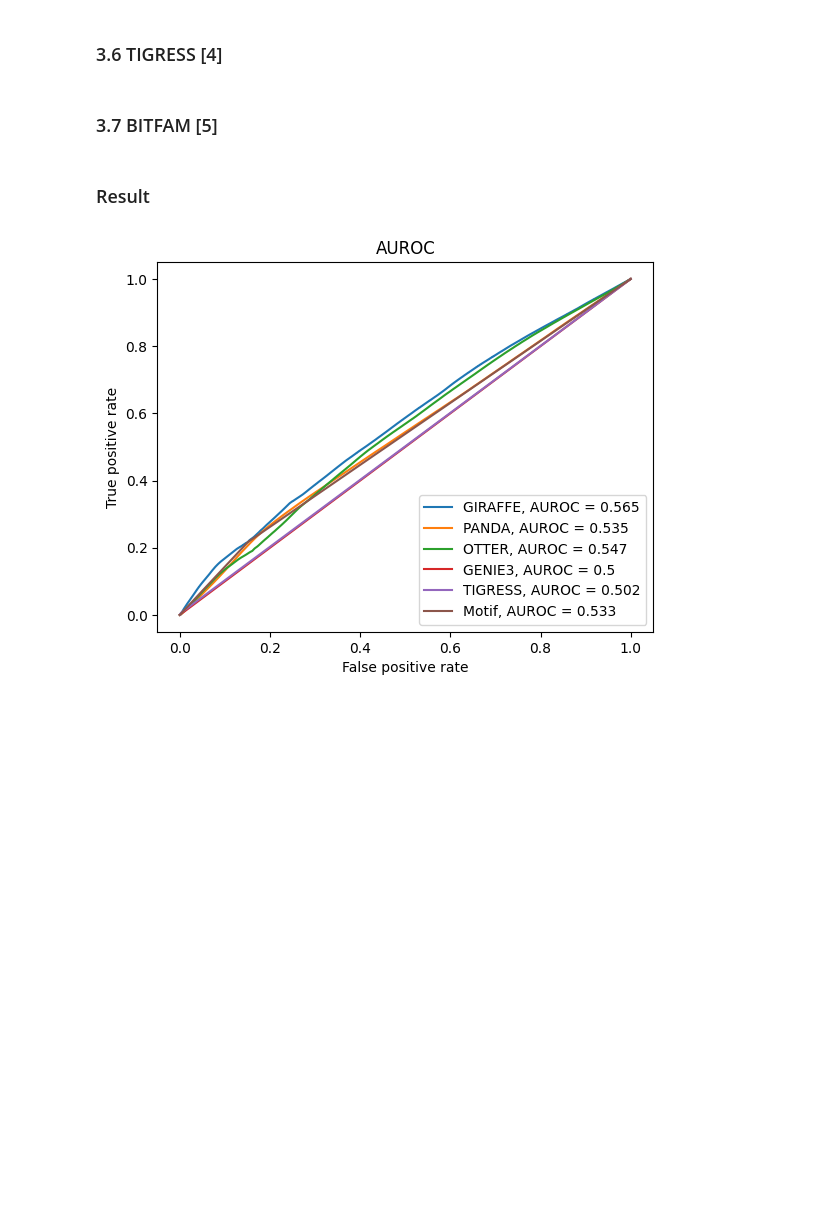
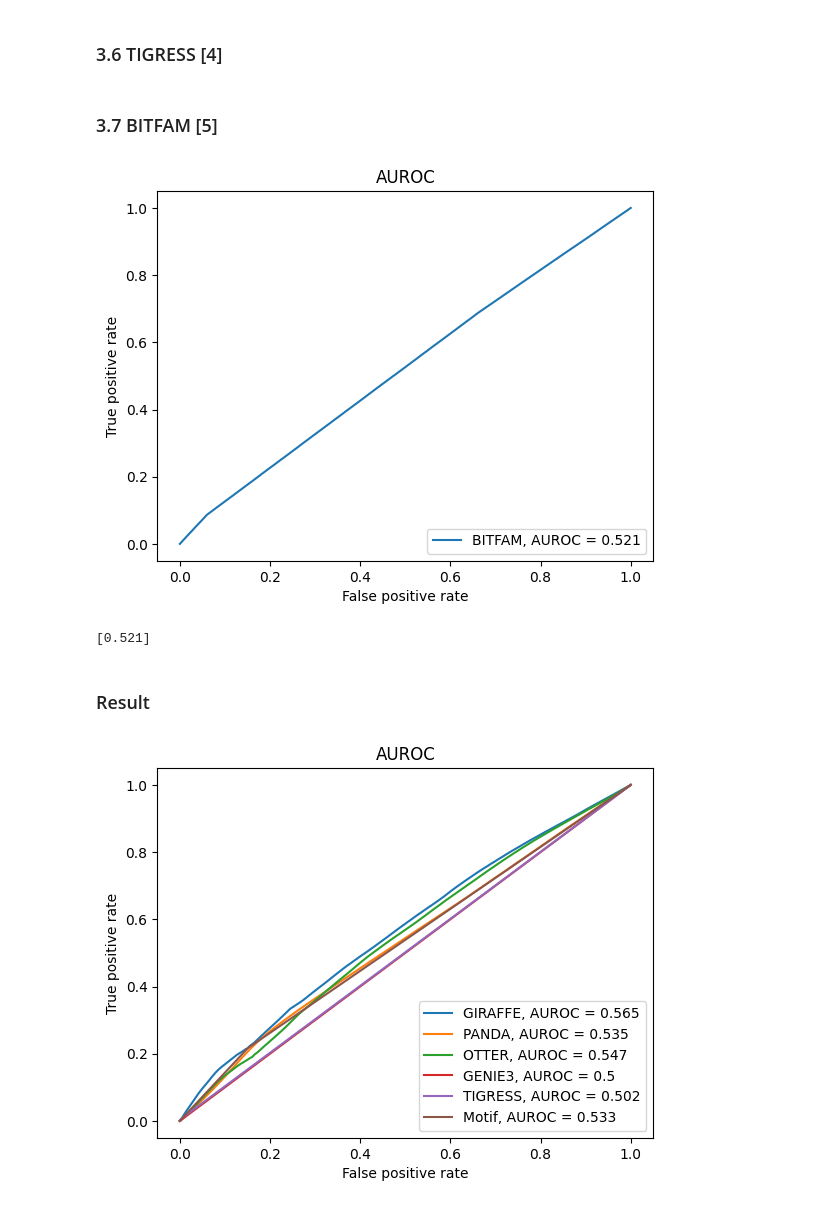
Before and after one commit to soelmicheletti/giraffe, a Jupyter notebook: notebooks/Kidney.ipynb, the cells around one changed output. Cells and saved outputs as stored; diff of their text form; code cells hidden in the pictures; blank space fills up the shorter version.

```diff
--- a/notebooks/Kidney.ipynb
+++ b/notebooks/Kidney.ipynb
@@ -143,6 +143,11 @@ for tf in a.index:
         if a.at[tf, g] != 0:
             R_bitfam_raw.at[g, tf]=a.at[tf, g]
 R_bitfam, chip = transform_output(R_bitfam_raw)
+# %%
+notebooks.utils.plot_auroc(chip.to_numpy().flatten(), [R_bitfam.to_numpy().flatten()], ["BITFAM"])
+# %% [output]
+[figure, added]
+[0.521]
 # %% [markdown]
 ### Result
 # %%
```
Also changed, not shown: parts of 3 cells of this notebook.
